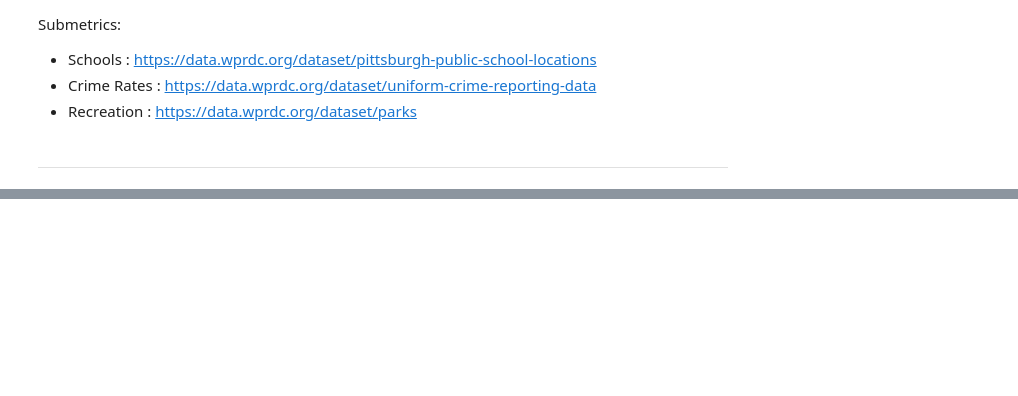
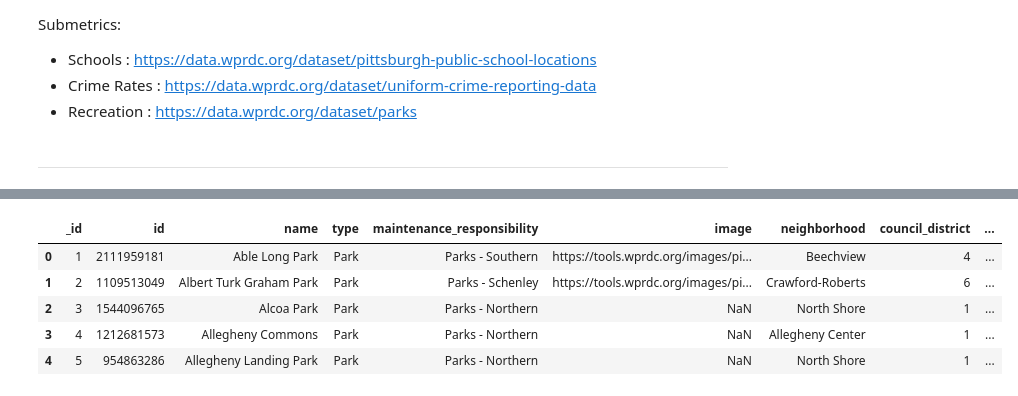
Before and after one commit to SalemZenati/BigIdeasFinalProject, a Jupyter notebook: Final_Project.ipynb, the cells around one changed output, grey strips where cells are left out. Drawn from its saved outputs; the diff is of its cells as text; code cells hidden in the pictures; blank space fills up the shorter version.

```diff
--- a/Final_Project.ipynb
+++ b/Final_Project.ipynb
@@ -16,0 +41,11 @@ Submetrics:
+# %%
+parks_url = 'https://data.wprdc.org/datastore/dump/fa329e3d-89ff-4708-8ddf-81bfedcad11d'
+parks_df = pd.read_csv(parks_url)
+parks_df.head()
+# %% [output]
+|  | _id | id | name | type | maintenance_responsibility | image | neighborhood | council_district | ... |
+| 0 | 1 | 2111959181 | Able Long Park | Park | Parks - Southern | https://tools.wprdc.org/images/pi... | Beechview | 4 | ... |
+| 1 | 2 | 1109513049 | Albert Turk Graham Park | Park | Parks - Schenley | https://tools.wprdc.org/images/pi... | Crawford-Roberts | 6 | ... |
+| 2 | 3 | 1544096765 | Alcoa Park | Park | Parks - Northern | NaN | North Shore | 1 | ... |
+| 3 | 4 | 1212681573 | Allegheny Commons | Park | Parks - Northern | NaN | Allegheny Center | 1 | ... |
+| 4 | 5 | 954863286 | Allegheny Landing Park | Park | Parks - Northern | NaN | North Shore | 1 | ... |
```
Also changed, not shown: parts of 3 cells of this notebook.
